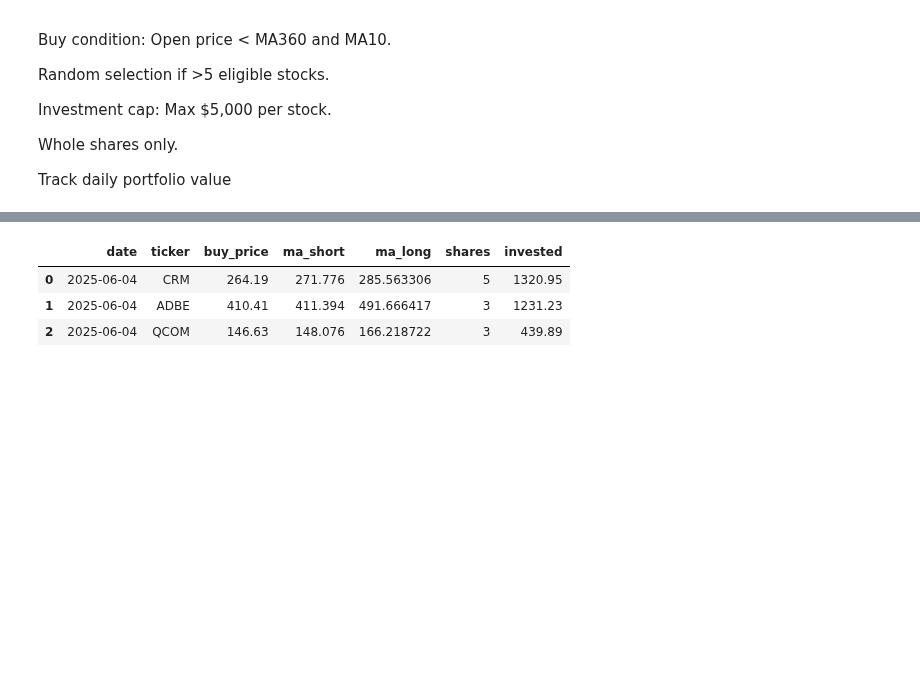
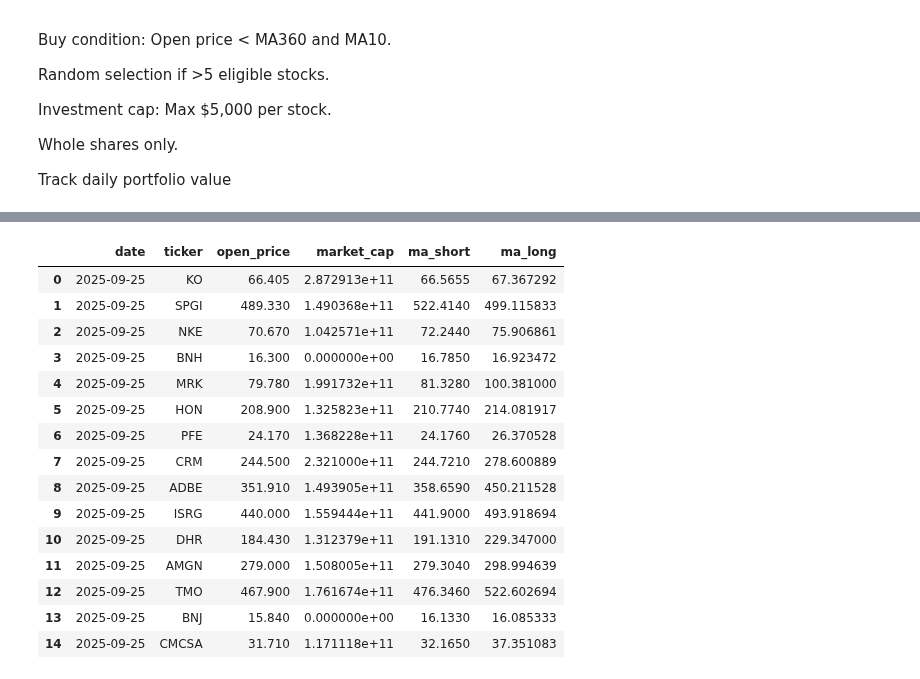
Before and after one commit to zhou1126/Marquette_teaching_finance, a Jupyter notebook: portfolio_tool/test.ipynb, the cells around one changed output, grey strips where cells are left out. Drawn from its saved outputs; the diff is of its cells as text; code cells hidden in the pictures; blank space fills up the shorter version.

```diff
--- a/portfolio_tool/test.ipynb
+++ b/portfolio_tool/test.ipynb
@@ -216,5 +225,7 @@ Index(['date', 'MSFT_open', 'MSFT_close', 'MSFT_market_cap', 'NVDA_open',
 # %%
 all_price_data.to_csv('all_price_data_check_v2.csv', index = False)
+# %%
+all_price_data = pd.read_csv('all_price_data_check_v2.csv')
 # %%
 # Define moving average windows
 ma_windows = [5, 10, 30, 180, 360]
@@ -287,6 +298,7 @@ Track daily portfolio value
 import random
 import pandas as pd
 
+# exclusion_list = {'VBMPX', 'VBMFX', 'VBTLX', 'VTBNX'}
 
 def run_backtest(
     data: pd.DataFrame,
@@ -299,6 +311,9 @@ def run_backtest(
     ma_long: int = 360,
     prefer_high_market_cap: bool = True  # <-- New parameter
 ):
+    # Define exclusion list
+    exclusion_list = {'VBMPX', 'VBMFX', 'VBTLX', 'VTBNX', 'VSCIX'}
+
     # Filter and sort test data
     test_data = data[data['date'] >= cut_off_date].copy()
     test_data['date'] = pd.to_datetime(test_data['date'])
@@ -310,6 +325,7 @@ def run_backtest(
     portfolio = []
     portfolio_history = []
     trade_log = []
+    all_candidates_log = []  # <-- NEW
 
     # Get list of tickers
     tickers = list(set(col.replace('_open', '') for col in test_data.columns if col.endswith('_open')))
@@ -334,6 +350,9 @@ def run_backtest(
         if available_slots > 0:
             candidates = []
             for ticker in tickers:
+                if ticker in exclusion_list:
+                    continue  # Skip excluded tickers
+
                 try:
                     open_price = today_data[f"{ticker}_open"].values[0]
                     ma_s = today_data[f"{ticker}_MA_{ma_short}"].values[0]
@@ -342,18 +361,20 @@ def run_backtest(
 
                     if pd.notna(open_price) and pd.notna(ma_s) and pd.notna(ma_l) and pd.notna(market_cap):
                         if open_price < ma_s and open_price < ma_l:
-                            candidates.append({
+                            candidate_info = {
+                                'date': current_date,
                                 'ticker': ticker,
                                 'open_price': open_price,
                                 'market_cap': market_cap,
-                                'ma_s': ma_s,
-                                'ma_l': ma_l
-                            })
+                                'ma_short': ma_s,
+                                'ma_long': ma_l
+                            }
+                            candidates.append(candidate_info)
+                            all_candidates_log.append(candidate_info)  # <-- Log all candidates
                 except KeyError:
                     continue
 
             if candidates:
-                # Sort by market cap: high-to-low or low-to-high
                 candidates.sort(
                     key=lambda x: x['market_cap'],
                     reverse=prefer_high_market_cap
@@ -379,8 +400,8 @@ def run_backtest(
                             'date': current_date,
                             'ticker': candidate['ticker'],
                             'buy_price': candidate['open_price'],
-                            'ma_short':  candidate['ma_s'],
-                            'ma_long':  candidate['ma_l'],
+                            'ma_short': candidate['ma_short'],
+                            'ma_long': candidate['ma_long'],
                             'shares': shares,
                             'invested': spent
                         })
@@ -401,14 +422,18 @@ def run_backtest(
             'stocks_held': len(portfolio)
         })
 
-    return pd.DataFrame(portfolio_history), pd.DataFrame(trade_log)
+    return (
+        pd.DataFrame(portfolio_history),
+        pd.DataFrame(trade_log),
+        pd.DataFrame(all_candidates_log)  # <-- Return candidates log
+    )
 
 
 # Convert to DataFrame
-portfolio_df, trade_log_df = run_backtest(
+portfolio_df, trades_df, candidates_df = run_backtest(
     all_price_data,
-    cut_off_date='2025-06-04',
-    initial_fund = 3000,
+    cut_off_date='2025-09-25',
+    initial_fund = 10000,
     per_stock_max_investment = 1500,
     max_stock= 10,
     hold_period = 5,
@@ -418,6 +443,6 @@ portfolio_df, trade_log_df = run_backtest(
 )
 
 # Plot or analyze
-print(trade_log_df.head())# print(portfolio_df.tail())
+print(trades_df)# print(portfolio_df.tail())
 # %% [output]
         date ticker  buy_price  ma_short     ma_long  shares  invested
@@ -432,10 +461,22 @@ portfolio_df
 # %%
-trade_log_df
+candidates_df
 # %% [output]
-|  | date | ticker | buy_price | ma_short | ma_long | shares | invested |
-| 0 | 2025-06-04 | CRM | 264.19 | 271.776 | 285.563306 | 5 | 1320.95 |
-| 1 | 2025-06-04 | ADBE | 410.41 | 411.394 | 491.666417 | 3 | 1231.23 |
-| 2 | 2025-06-04 | QCOM | 146.63 | 148.076 | 166.218722 | 3 | 439.89 |
+|  | date | ticker | open_price | market_cap | ma_short | ma_long |
+| 0 | 2025-09-25 | KO | 66.405 | 2.872913e+11 | 66.5655 | 67.367292 |
+| 1 | 2025-09-25 | SPGI | 489.330 | 1.490368e+11 | 522.4140 | 499.115833 |
+| 2 | 2025-09-25 | NKE | 70.670 | 1.042571e+11 | 72.2440 | 75.906861 |
+| 3 | 2025-09-25 | BNH | 16.300 | 0.000000e+00 | 16.7850 | 16.923472 |
+| 4 | 2025-09-25 | MRK | 79.780 | 1.991732e+11 | 81.3280 | 100.381000 |
+| 5 | 2025-09-25 | HON | 208.900 | 1.325823e+11 | 210.7740 | 214.081917 |
+| 6 | 2025-09-25 | PFE | 24.170 | 1.368228e+11 | 24.1760 | 26.370528 |
+| 7 | 2025-09-25 | CRM | 244.500 | 2.321000e+11 | 244.7210 | 278.600889 |
+| 8 | 2025-09-25 | ADBE | 351.910 | 1.493905e+11 | 358.6590 | 450.211528 |
+| 9 | 2025-09-25 | ISRG | 440.000 | 1.559444e+11 | 441.9000 | 493.918694 |
+| 10 | 2025-09-25 | DHR | 184.430 | 1.312379e+11 | 191.1310 | 229.347000 |
+| 11 | 2025-09-25 | AMGN | 279.000 | 1.508005e+11 | 279.3040 | 298.994639 |
+| 12 | 2025-09-25 | TMO | 467.900 | 1.761674e+11 | 476.3460 | 522.602694 |
+| 13 | 2025-09-25 | BNJ | 15.840 | 0.000000e+00 | 16.1330 | 16.085333 |
+| 14 | 2025-09-25 | CMCSA | 31.710 | 1.171118e+11 | 32.1650 | 37.351083 |
 # %%
 import matplotlib.pyplot as plt
 
```
Also changed, not shown: parts of 16 cells of this notebook, 12 other files.
